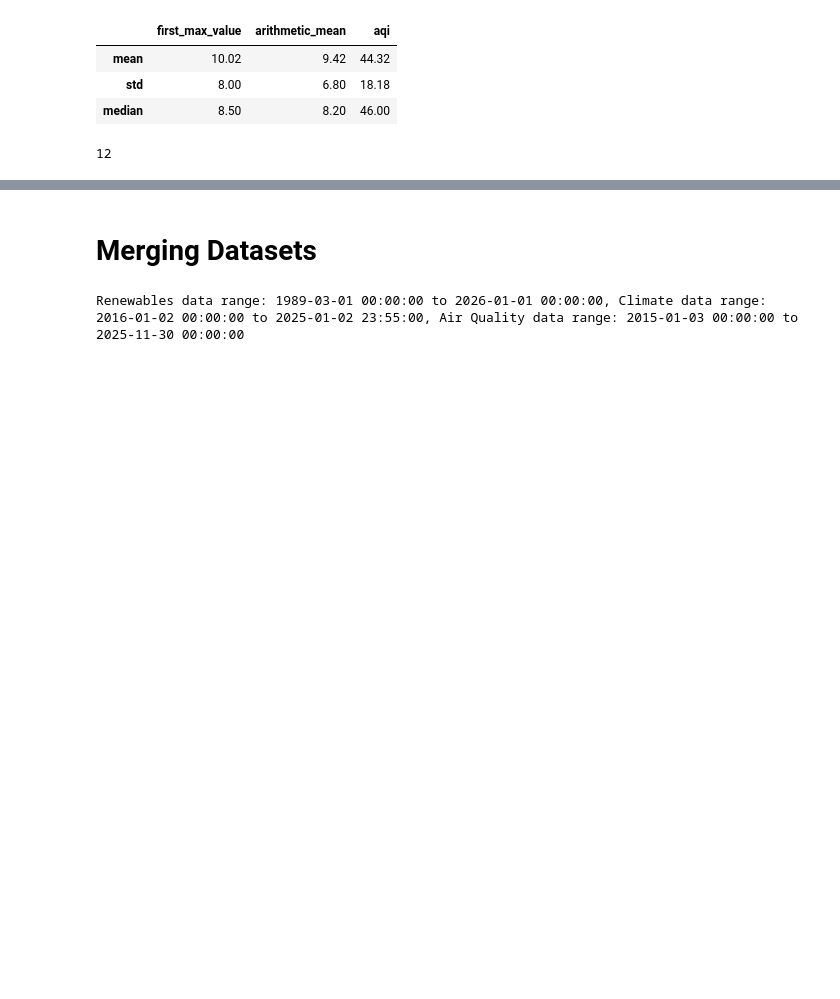
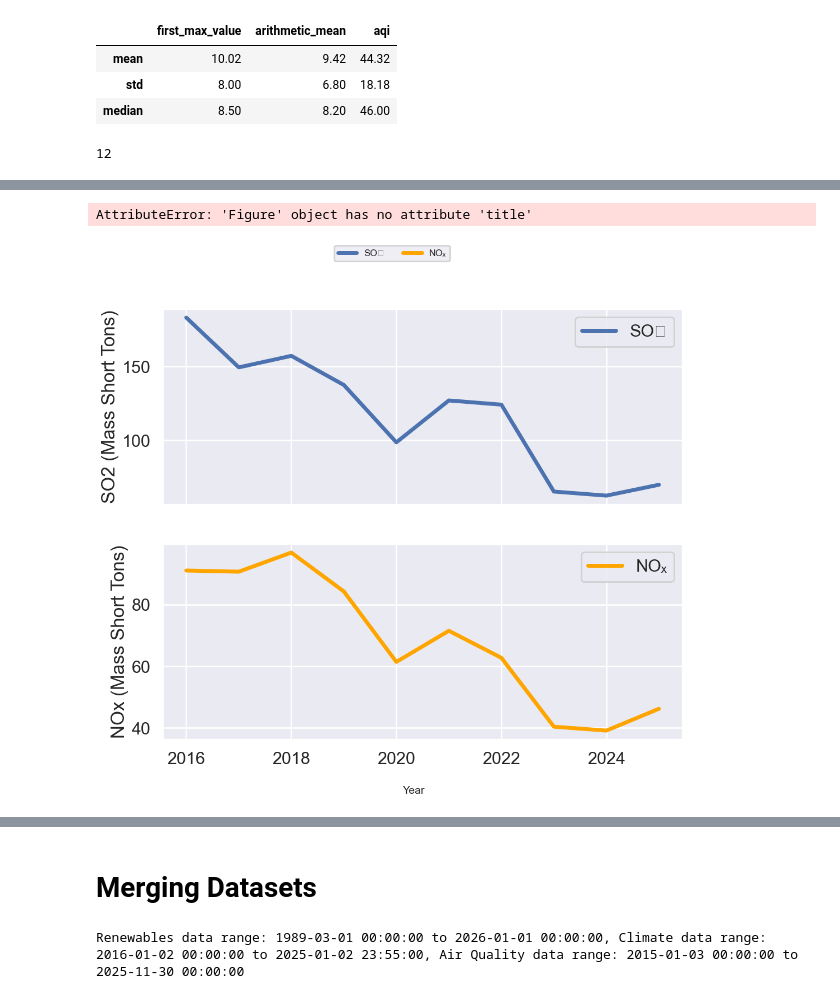
Before and after one commit to griffinberonio/AAE-724-Repo, a Jupyter notebook: airdatanotebook.ipynb, the cells around one changed output, grey strips where cells are left out. Drawn from its saved outputs; the diff is of its cells as text; code cells hidden in the pictures; blank space fills up the shorter version.

Commit message:
Adding analysis for Emissions and Energy Demand Data

```diff
--- a/airdatanotebook.ipynb
+++ b/airdatanotebook.ipynb
@@ -685,0 +680,4 @@ Text(0.5, 1.0, 'Monitoring Sites in Chicago')
+# %%
+emissionspath = f"/Users/griffinberonio/Documents/AAE 724/Datasets/IL_Daily_Emissions.csv"
+emdf = pd.read_csv(emissionspath)
+emdf.head()
@@ -685,0 +691,4 @@ Text(0.5, 1.0, 'Monitoring Sites in Chicago')
+# %%
+emdf['DATE'] = pd.to_datetime(emdf['Date'])
+emdf['YEAR'] = emdf['DATE'].dt.year
+emdf['DAY'] = emdf['DATE'].dt.day
@@ -685,0 +698,4 @@ Text(0.5, 1.0, 'Monitoring Sites in Chicago')
+# %%
+emdf['yearly_average_SO2'] = emdf.groupby('YEAR')['SO2 Mass (short tons)'].transform('mean')
+emdf['yearly_average_NOx'] = emdf.groupby('YEAR')['NOx Mass (short tons)'].transform('mean')
+emdf['yearly_average_CO2'] = emdf.groupby('YEAR')['CO2 Mass (short tons)'].transform('mean')
@@ -685,0 +711,56 @@ Text(0.5, 1.0, 'Monitoring Sites in Chicago')
+# %%
+# fig, ax = plt.subplots(figsize=(12,10))
+# plt.subplot(2,1,1)
+# sns.lineplot(x='YEAR', y='yearly_average_SO2', data=emdf, linewidth=5)
+# plt.subplot(2,1,2)
+# sns.lineplot(x='YEAR', y='yearly_average_NOx', data=emdf, linewidth = 5, color='orange')
+# ax.set_xlabel('Year')
+fig, (ax1, ax2) = plt.subplots(2, 1, figsize=(12,10), sharex=True)
+
+# Top plot: SO2
+sns.lineplot(
+    ax=ax1,
+    x='YEAR',
+    y='yearly_average_SO2',
+    data=emdf,
+    linewidth=5,
+    label='SO₂'
+)
+
+# Bottom plot: NOx
+sns.lineplot(
+    ax=ax2,
+    x='YEAR',
+    y='yearly_average_NOx',
+    data=emdf,
+    linewidth=5,
+    color='orange',
+    label='NOₓ'
+)
+ax1.set_ylabel('SO2 (Mass Short Tons)')
+ax2.set_ylabel('NOx (Mass Short Tons)')
+
+# Remove individual x-labels
+ax1.set_xlabel('')
+ax2.set_xlabel('')
+
+# Add one shared x-label
+fig.supxlabel('Year', fontsize=14)
+
+# Create one combined legend
+handles1, labels1 = ax1.get_legend_handles_labels()
+handles2, labels2 = ax2.get_legend_handles_labels()
+
+fig.legend(
+    handles1 + handles2,
+    labels1 + labels2,
+    loc='upper center',
+    ncol=2,
+    fontsize=12
+)
+fig.('Yearly SO2 and NOx Averages')
+plt.tight_layout()
+plt.show()
+# %% [output]
+AttributeError: 'Figure' object has no attribute 'title'
+[figure, added]
```
Also changed, not shown: parts of 30 cells of this notebook, 1 other file.
